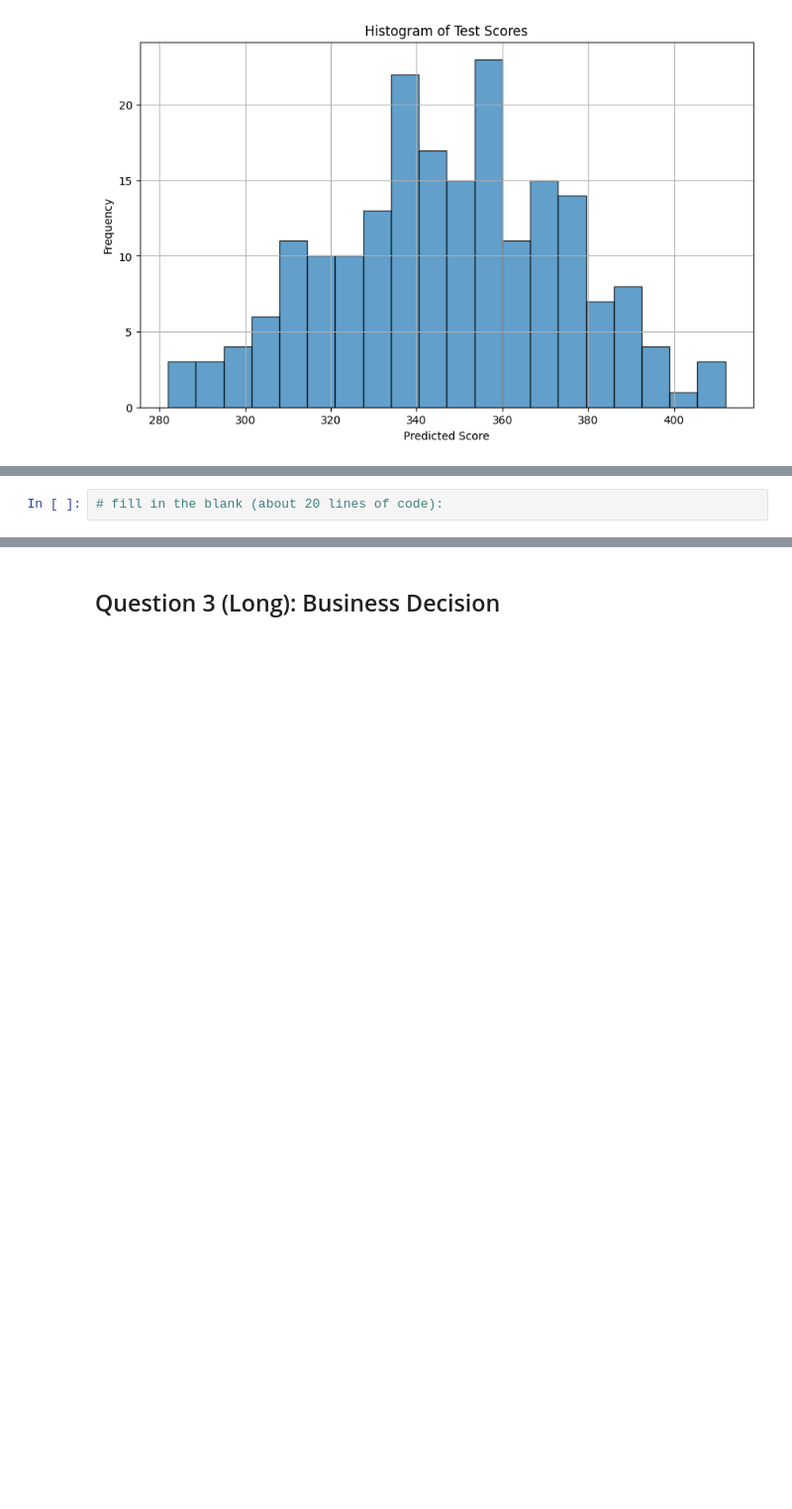
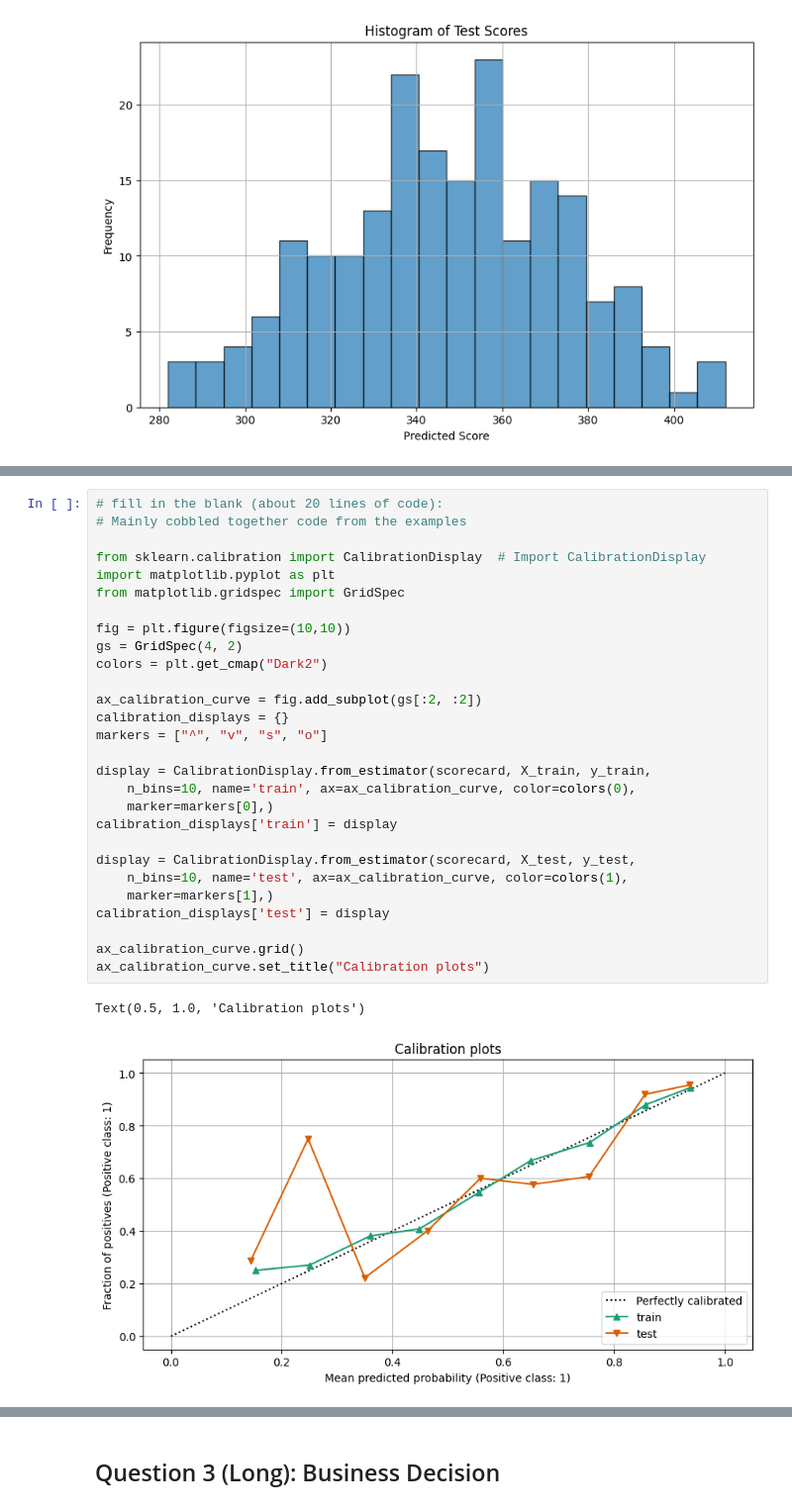
Before and after one commit to neal-logan/dsba6211-summer2024, a Jupyter notebook: notebooks/dsba6211_summer2024_lab3.ipynb, the cells around one changed output, grey strips where cells are left out. Shown at 99% size. Drawn from its saved outputs; the diff is of its cells as text; blank space fills up the shorter version.

```diff
--- a/notebooks/dsba6211_summer2024_lab3.ipynb
+++ b/notebooks/dsba6211_summer2024_lab3.ipynb
@@ -566,5 +601,34 @@ Are you comfortable approving this model for production?
-# %%
-# fill in the blank (about 20 lines of code):
+# %%
+# fill in the blank (about 20 lines of code):
+# Mainly cobbled together code from the examples
+
+from sklearn.calibration import CalibrationDisplay  # Import CalibrationDisplay
+import matplotlib.pyplot as plt
+from matplotlib.gridspec import GridSpec
+
+fig = plt.figure(figsize=(10,10))
+gs = GridSpec(4, 2)
+colors = plt.get_cmap("Dark2")
+
+ax_calibration_curve = fig.add_subplot(gs[:2, :2])
+calibration_displays = {}
+markers = ["^", "v", "s", "o"]
+
+display = CalibrationDisplay.from_estimator(scorecard, X_train, y_train,
+    n_bins=10, name='train', ax=ax_calibration_curve, color=colors(0),
+    marker=markers[0],)
+calibration_displays['train'] = display
+
+display = CalibrationDisplay.from_estimator(scorecard, X_test, y_test,
+    n_bins=10, name='test', ax=ax_calibration_curve, color=colors(1),
+    marker=markers[1],)
+calibration_displays['test'] = display
+
+ax_calibration_curve.grid()
+ax_calibration_curve.set_title("Calibration plots")
+# %% [output]
+Text(0.5, 1.0, 'Calibration plots')
+[figure, added]
 # %% [markdown]
 ## Question 2 (Short): Population Stability Index (PSI)
 
```
Also changed, not shown: parts of 23 cells of this notebook.
